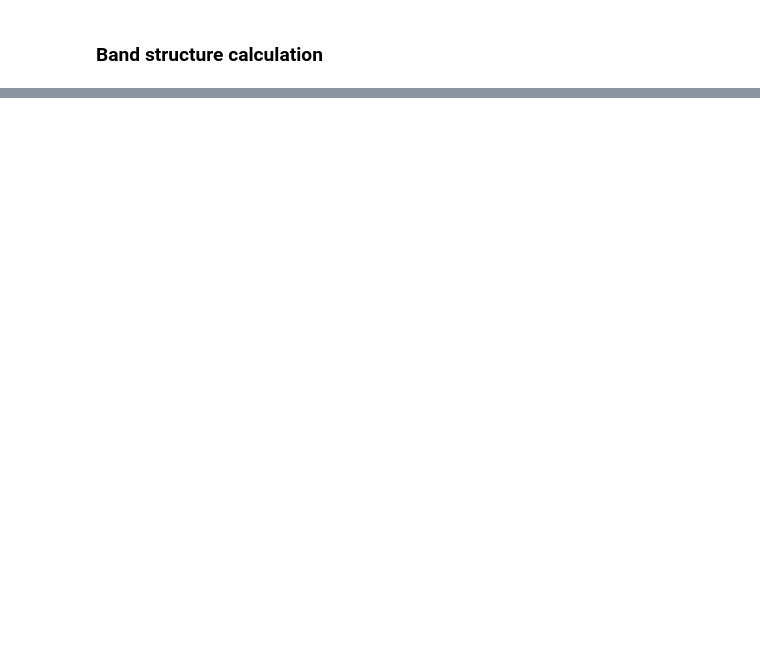
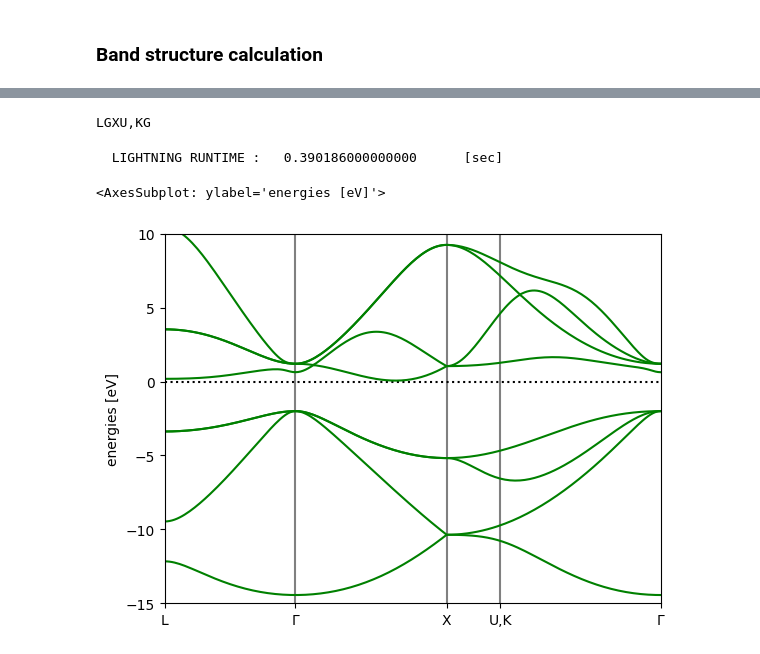
Before and after one commit to thunder-dft/thunder-ase, a Jupyter notebook: examples/Si_single-point/Si_single_point.ipynb, the cells around one changed output, grey strips where cells are left out. Saved outputs shown, nothing was run; the diff lists cells and outputs as text; code cells hidden in the pictures; blank space fills up the shorter version.

Commit message:
Debug bandstructure
* kpoints convert from fractional to cartesian
* add reference keywords to bandstructure

```diff
--- a/examples/Si_single-point/Si_single_point.ipynb
+++ b/examples/Si_single-point/Si_single_point.ipynb
@@ -62,6 +44,8 @@ calc = Fireball(command='/home/ren/bin/lightning.3.x',
 atoms.set_calculator(calc)
 # %%
 # Running this line will take about 1 min
+e0 = atoms.get_potential_energy()
+efermi = atoms.calc.get_property('fermi')
 
-print("The energy is {:.3f} eV.".format(atoms.get_potential_energy()))
-print("The Fermi Level is {:.3f} eV.".format(atoms.calc.get_property('fermi')))
+print("The energy is {:.3f} eV.".format(e0))
+print("The Fermi Level is {:.3f} eV.".format(efermi))
@@ -73,24 +63,15 @@ print(list(lat.get_special_points()))
 # %%
-path = lat.bandpath('GXW', npoints=100)
+path = lat.bandpath(path="LGXU,KG",npoints=200)
+# %%
+print(path.path)
+# %% [output]
+LGXU,KG
 # %%
 kwargs = {'kpt_path': path,  # VIP for band structure calculation.
-          'nstepi': 1,
-          'nstepf': 100,
-          'iquench': -3,
           'taurelax': 5.0,
           'efermi_T': 200.0,
-          'iconstraint_rcm': 1,
-          'iconstraint_vcm': 1,
-          'iconstraint_L': 0,
-          'iconstraint_KE': 1,
-          'ifix_neighbors': 0,
           'ifix_CHARGES': 1,  # VIP, fix previous charges
-          'max_scf_iterations_set': 100,
-          'scf_tolerance_set': 0.00000001,
           'beta_set': 0.04,
-          'Ecut_set': 200.0,
-          'rho_surface_min': 0.0005,
-          'rho_surface_max': 0.01000000,
           }
 # %%
 calc = Fireball(command='/home/ren/bin/lightning.3.x',
@@ -98,6 +79,11 @@ calc = Fireball(command='/home/ren/bin/lightning.3.x',
                 **kwargs)
 atoms.set_calculator(calc)
 # %%
-bs = atoms.calc.band_structure(atoms)
+bs = atoms.calc.band_structure(atoms, reference=efermi)
+# %% [output]
+  LIGHTNING RUNTIME :   0.390186000000000      [sec]
 # %%
-bs.plot()
+bs.subtract_reference().plot(emin=-15, emax=10)
+# %% [output]
+<AxesSubplot: ylabel='energies [eV]'>
+[figure, added]
```
Also changed, not shown: parts of 12 cells of this notebook, 1 other file.
